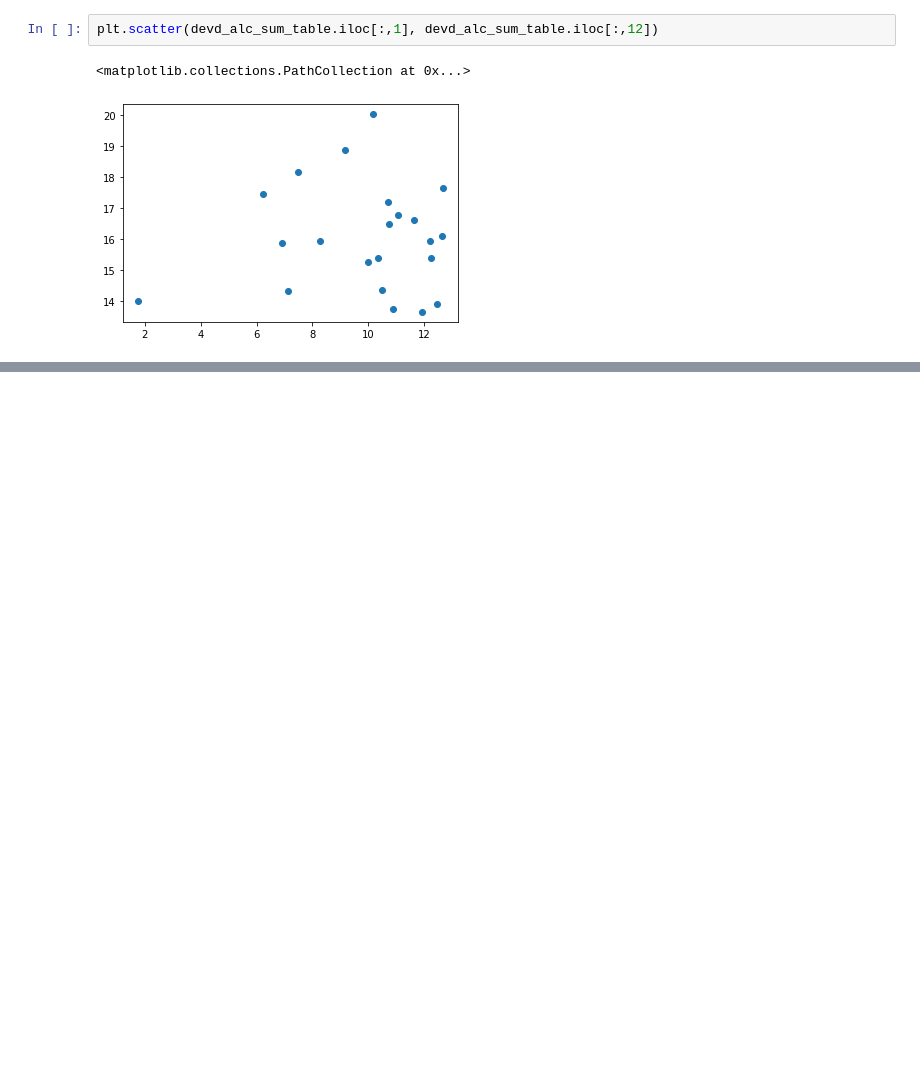
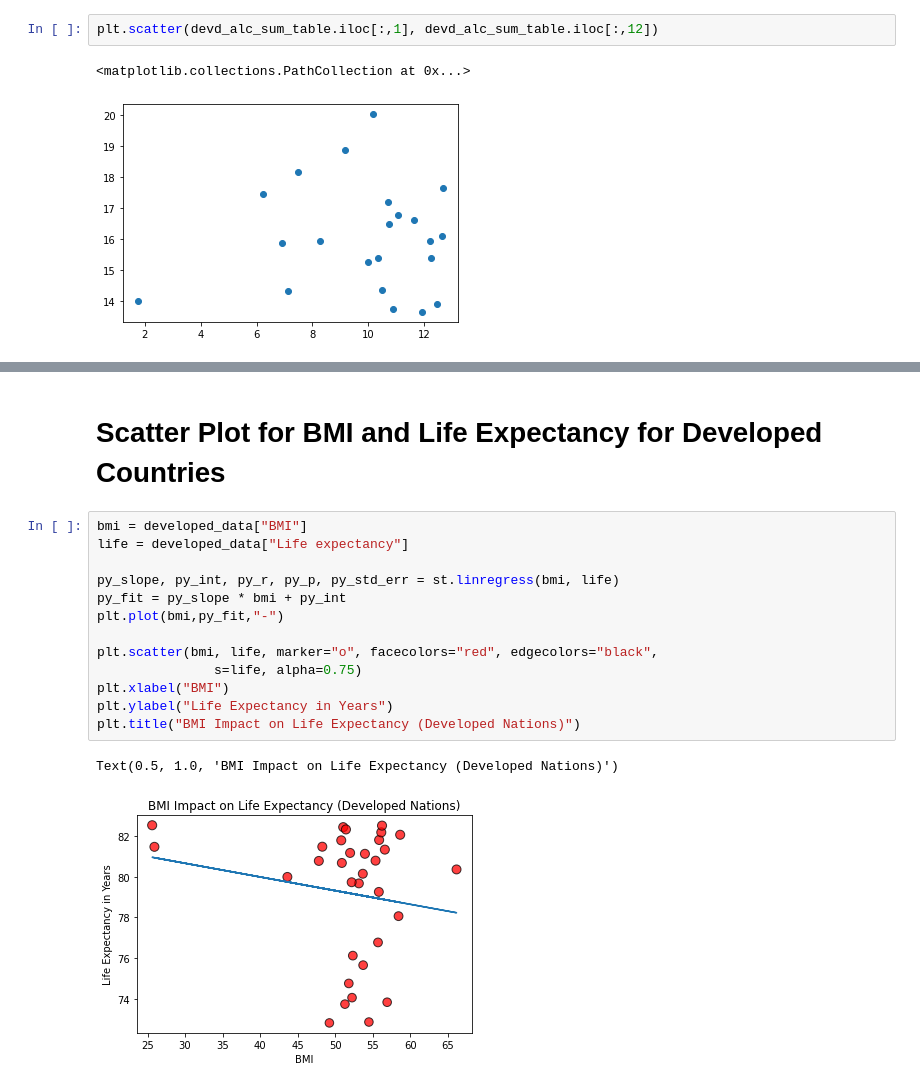
Before and after one commit to joshuadroid/tiger_team_project, a Jupyter notebook: tiger_life.ipynb, the cells around one changed output, grey strips where cells are left out. Saved outputs shown, nothing was run; the diff lists cells and outputs as text; blank space fills up the shorter version.

```diff
--- a/tiger_life.ipynb
+++ b/tiger_life.ipynb
@@ -338,0 +394,18 @@ plt.scatter(devd_alc_sum_table.iloc[:,1], devd_alc_sum_table.iloc[:,12])
+# %% [markdown]
+# Scatter Plot for BMI and Life Expectancy for Developed Countries
+# %%
+bmi = developed_data["BMI"]
+life = developed_data["Life expectancy"]
+
+py_slope, py_int, py_r, py_p, py_std_err = st.linregress(bmi, life)
+py_fit = py_slope * bmi + py_int
+plt.plot(bmi,py_fit,"-")
+
+plt.scatter(bmi, life, marker="o", facecolors="red", edgecolors="black",
+               s=life, alpha=0.75)
+plt.xlabel("BMI")
+plt.ylabel("Life Expectancy in Years")
+plt.title("BMI Impact on Life Expectancy (Developed Nations)")
+# %% [output]
+Text(0.5, 1.0, 'BMI Impact on Life Expectancy (Developed Nations)')
+[figure, added]
```
Also changed, not shown: parts of 15 cells of this notebook.
